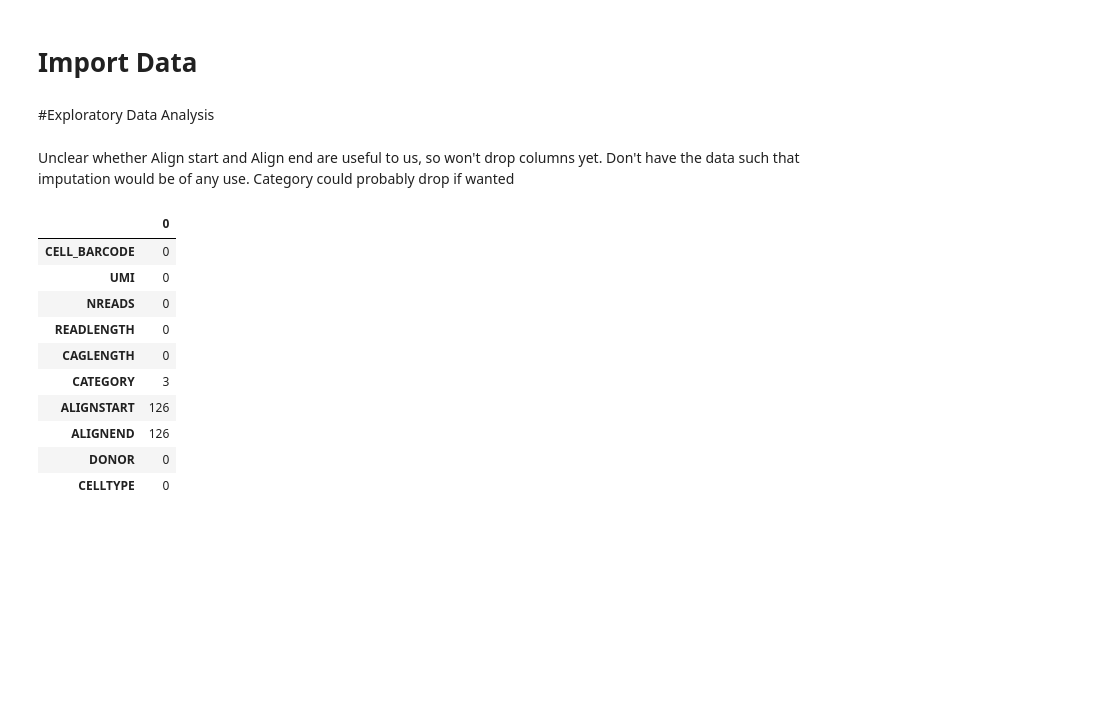
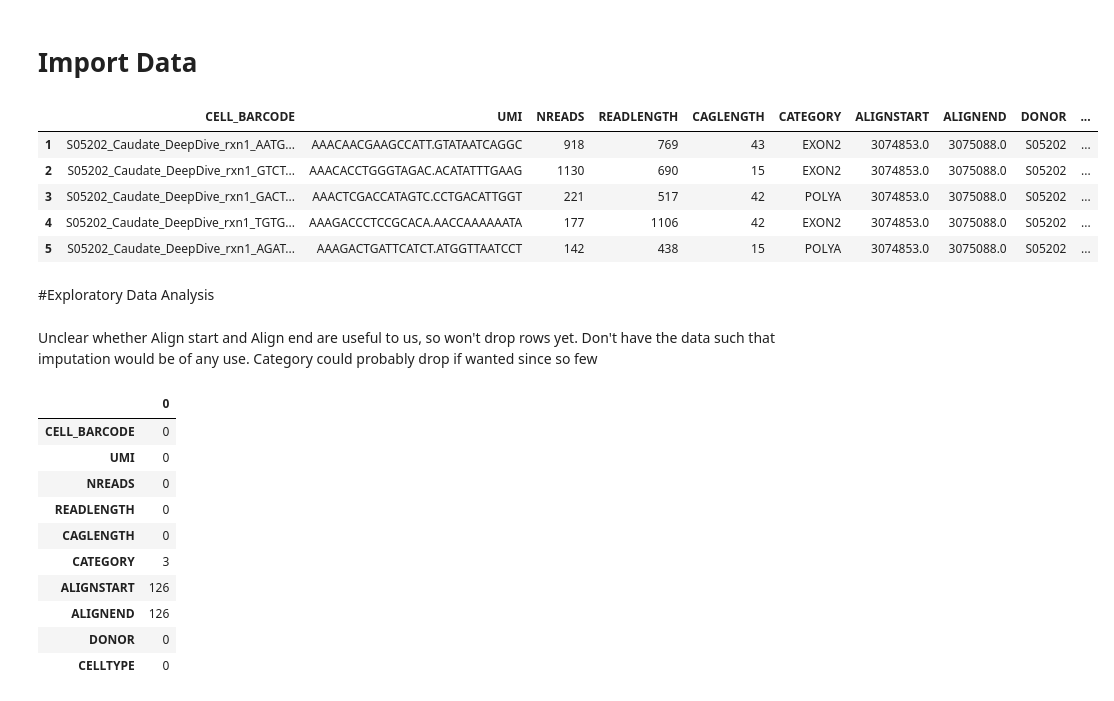
Before and after one commit to driskoe/BDSiC_FinalProject, a Jupyter notebook: NeMO_MetaData.ipynb, the cells around one changed output. Cells and saved outputs as stored; diff of their text form; code cells hidden in the pictures; blank space fills up the shorter version.

```diff
--- a/NeMO_MetaData.ipynb
+++ b/NeMO_MetaData.ipynb
@@ -19,10 +19,19 @@ data = data.drop("REGION", axis = 1)
 numeric_columns = ["NREADS", "READLENGTH", "CAGLENGTH", "ALIGNSTART", "ALIGNEND"]
 for column in numeric_columns:
   data[column] = pd.to_numeric(data[column], errors='coerce')
+# %%
+data.head()
+# %% [output]
+|  | CELL_BARCODE | UMI | NREADS | READLENGTH | CAGLENGTH | CATEGORY | ALIGNSTART | ALIGNEND | DONOR | ... |
+| 1 | S05202_Caudate_DeepDive_rxn1_AATG... | AAACAACGAAGCCATT.GTATAATCAGGC | 918 | 769 | 43 | EXON2 | 3074853.0 | 3075088.0 | S05202 | ... |
+| 2 | S05202_Caudate_DeepDive_rxn1_GTCT... | AAACACCTGGGTAGAC.ACATATTTGAAG | 1130 | 690 | 15 | EXON2 | 3074853.0 | 3075088.0 | S05202 | ... |
+| 3 | S05202_Caudate_DeepDive_rxn1_GACT... | AAACTCGACCATAGTC.CCTGACATTGGT | 221 | 517 | 42 | POLYA | 3074853.0 | 3075088.0 | S05202 | ... |
+| 4 | S05202_Caudate_DeepDive_rxn1_TGTG... | AAAGACCCTCCGCACA.AACCAAAAAATA | 177 | 1106 | 42 | EXON2 | 3074853.0 | 3075088.0 | S05202 | ... |
+| 5 | S05202_Caudate_DeepDive_rxn1_AGAT... | AAAGACTGATTCATCT.ATGGTTAATCCT | 142 | 438 | 15 | POLYA | 3074853.0 | 3075088.0 | S05202 | ... |
 # %% [markdown]
 #Exploratory Data Analysis
 # %% [markdown]
-Unclear whether Align start and Align end are useful to us, so won't drop columns yet. Don't have the data such that imputation would be of any use. Category could probably drop if wanted
+Unclear whether Align start and Align end are useful to us, so won't drop rows yet. Don't have the data such that imputation would be of any use. Category could probably drop if wanted since so few
 # %%
 data.isna().sum()
 # %% [output]
```
Also changed, not shown: parts of 5 cells of this notebook.
